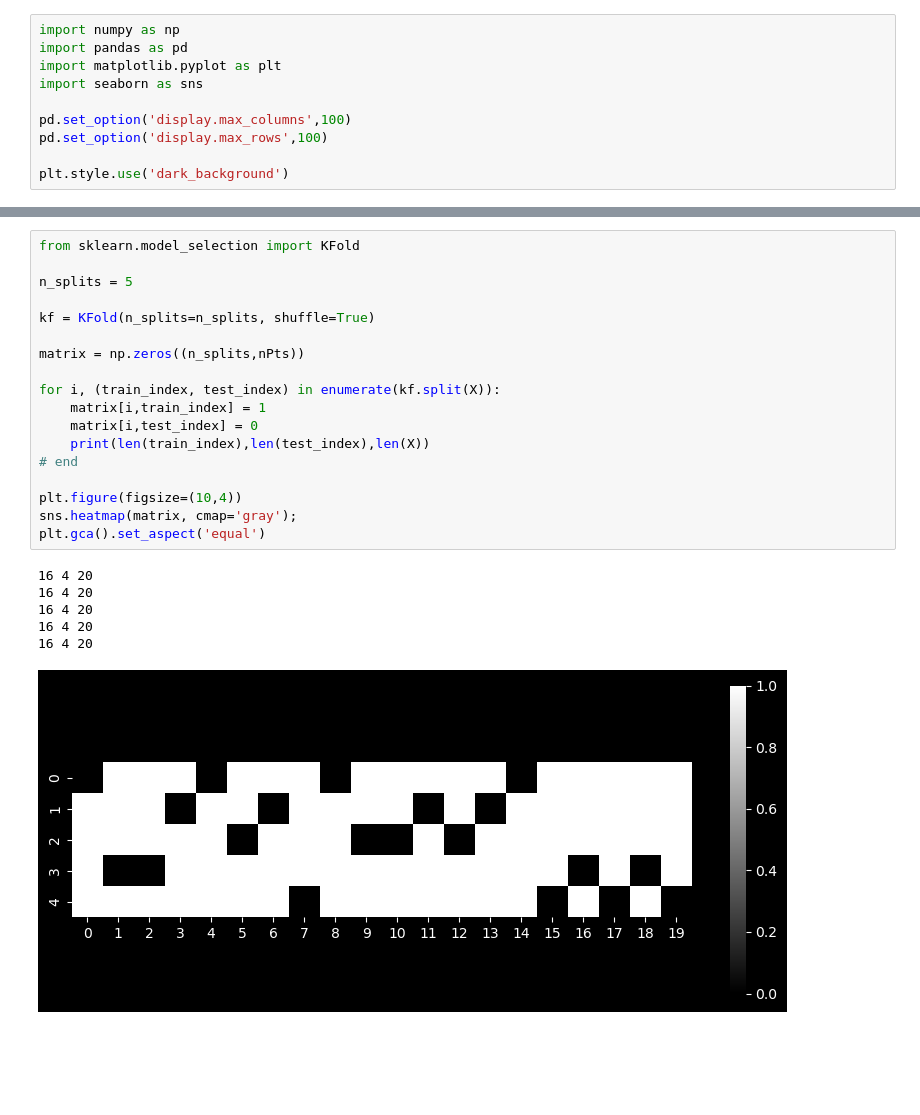
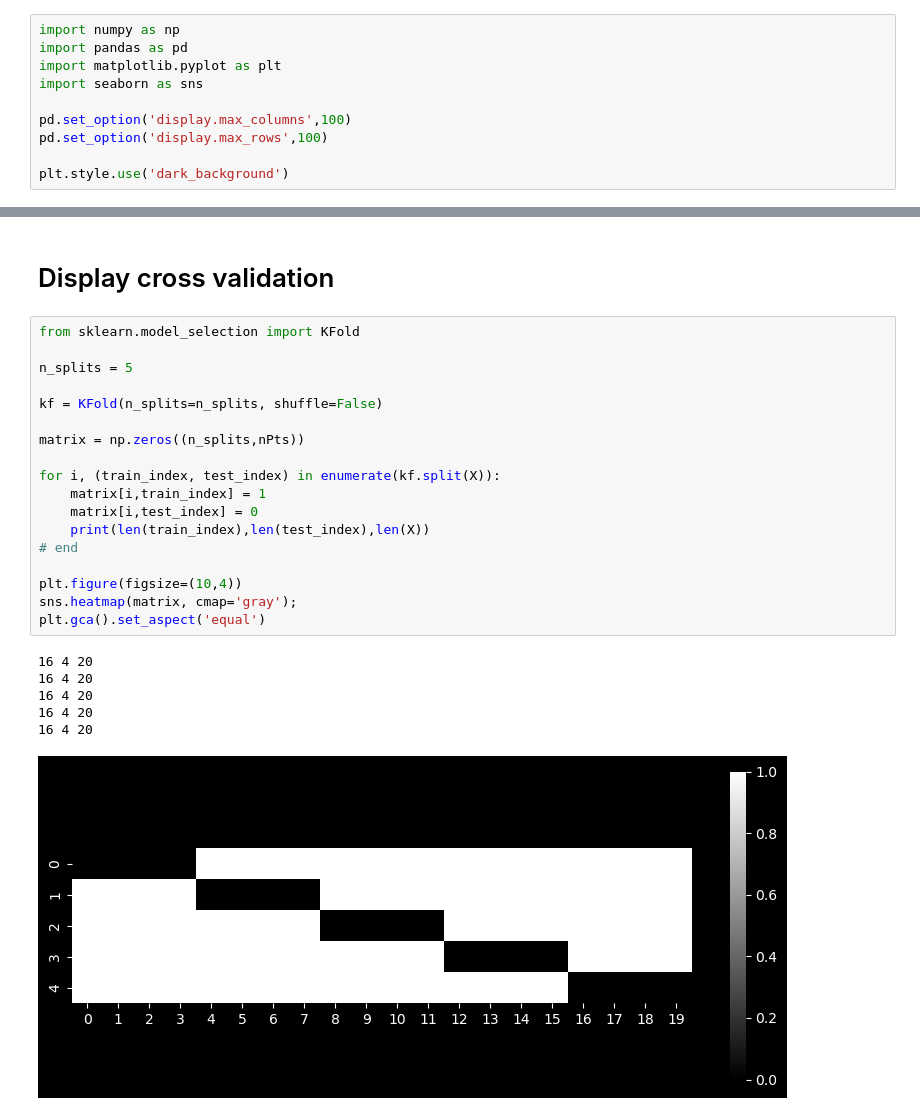
Before and after one commit to gtw2i/MSDS-565-Spring-2025, a Jupyter notebook: Unit 3 - Review ML w Sklearn/Demos/U3_CrossValidation.ipynb, the cells around one changed output, grey strips where cells are left out. Cells and saved outputs as stored; diff of their text form; blank space fills up the shorter version.

```diff
--- a/Unit 3 - Review ML w Sklearn/Demos/U3_CrossValidation.ipynb
+++ b/Unit 3 - Review ML w Sklearn/Demos/U3_CrossValidation.ipynb
@@ -40,25 +39,27 @@ array([[-1.29035828],
+# %% [markdown]
+# Display cross validation
 # %%
 from sklearn.model_selection import KFold
 
 n_splits = 5
 
-kf = KFold(n_splits=n_splits, shuffle=True)
+kf = KFold(n_splits=n_splits, shuffle=False)
 
 matrix = np.zeros((n_splits,nPts))
 
 for i, (train_index, test_index) in enumerate(kf.split(X)):
     matrix[i,train_index] = 1
     matrix[i,test_index] = 0
     print(len(train_index),len(test_index),len(X))
 # end
 
 plt.figure(figsize=(10,4))
 sns.heatmap(matrix, cmap='gray');
 plt.gca().set_aspect('equal')
 # %% [output]
 16 4 20
 16 4 20
 16 4 20
 16 4 20
 16 4 20
-[figure, old version]
+[figure, new version]
```
Also changed, not shown: parts of 2 cells of this notebook, 2 other files.
